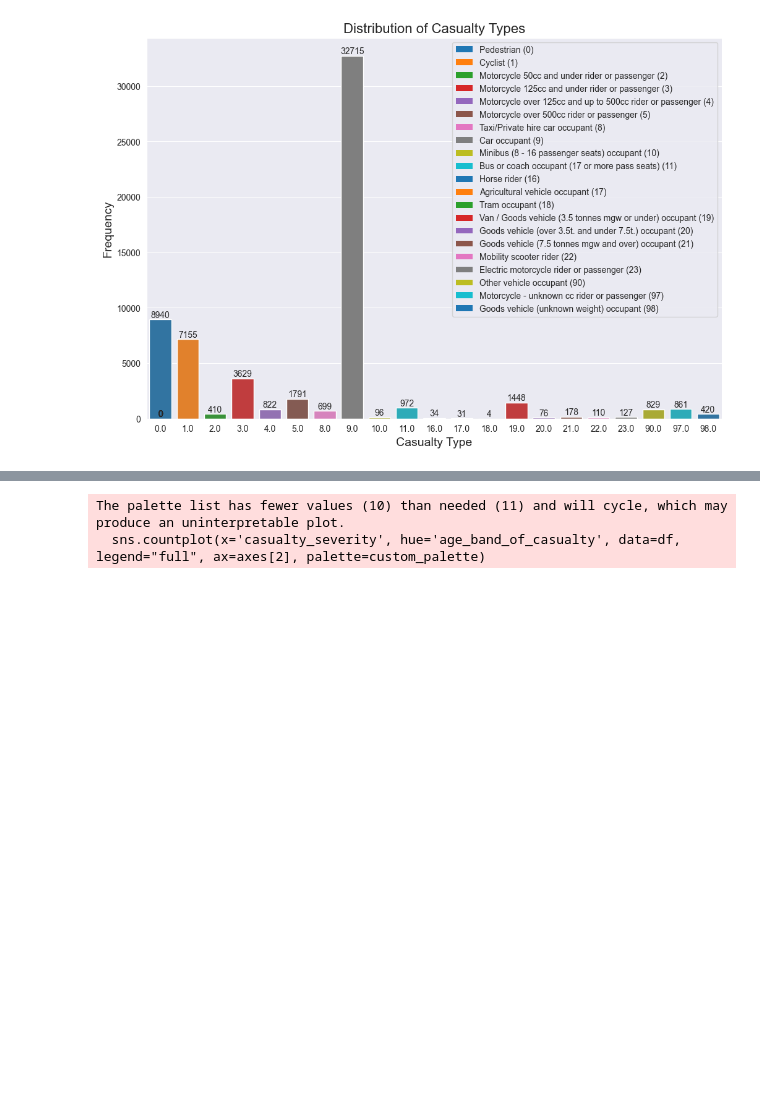
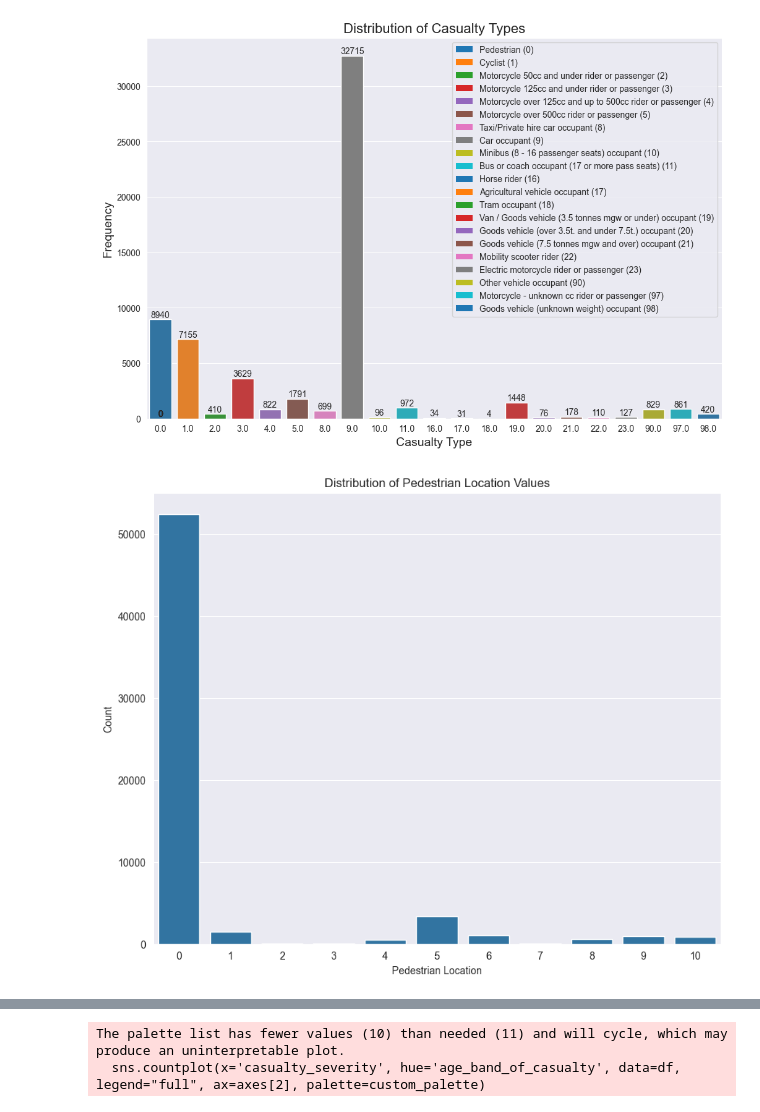
Before and after one commit to FatemehCh97/Road_Traffic_Accidents, a Jupyter notebook: src/Accidents_Analysis.ipynb, the cells around one changed output, grey strips where cells are left out. Cells and saved outputs as stored; diff of their text form; code cells hidden in the pictures; blank space fills up the shorter version.

```diff
--- a/src/Accidents_Analysis.ipynb
+++ b/src/Accidents_Analysis.ipynb
@@ -230,3 +251,13 @@ plt.legend(legend_patches, legend_labels, loc='upper right', fontsize=10)
 plt.show()
 # %% [output]
 [figure]
+# %%
+# Plot the distribution of pedestrian location values
+plt.figure(figsize=(10, 8))
+sns.countplot(x='pedestrian_location', data=df)
+plt.title('Distribution of Pedestrian Location Values')
+plt.xlabel('Pedestrian Location')
+plt.ylabel('Count')
+plt.show()
+# %% [output]
+[figure, added]
```
Also changed, not shown: parts of 25 cells of this notebook.
